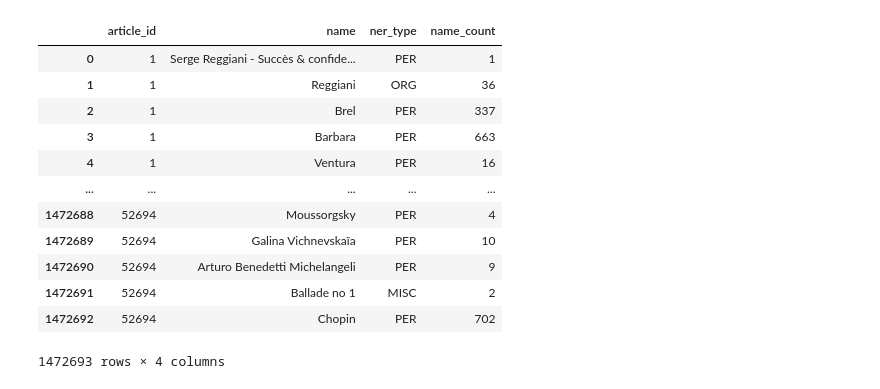
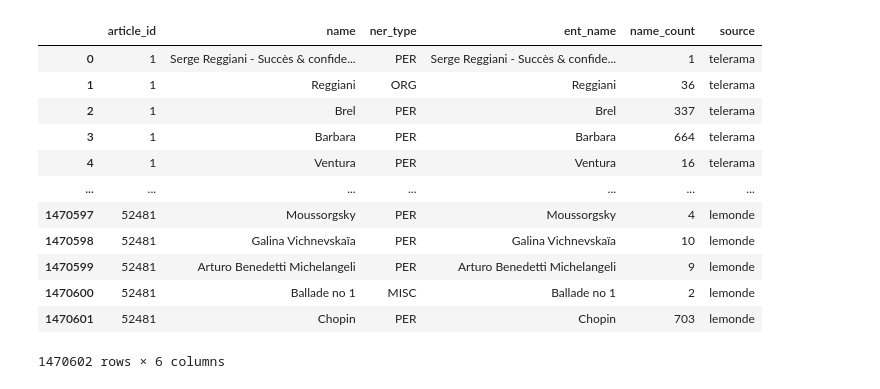
Before and after one commit to scoavoux/music_artists_data_paper, a Jupyter notebook: python_press/ner_on_press.ipynb, the cells around one changed output. Cells and saved outputs as stored; diff of their text form; code cells hidden in the pictures.

```diff
--- a/python_press/ner_on_press.ipynb
+++ b/python_press/ner_on_press.ipynb
@@ -31,0 +13,3 @@ presse
+# %%
+presse = pd.read_csv("/Users/pol/Downloads/press_corpus.csv")
+presse
@@ -58,0 +65,9 @@ ner_df = pd.DataFrame(result, columns=['article_id', 'name', 'ner_type'])
+# %%
+ner_df = pd.read_csv("/Users/pol/Downloads/ner_df_raw.csv",
+                     sep=";",
+                      encoding="utf-8-sig")
+
+ner_df = ner_df.drop(columns="Unnamed: 0")
+ner_df = ner_df.dropna(subset="ent_name")
+
+ner_df
@@ -59,18 +88,35 @@ ner_df = pd.DataFrame(result, columns=['article_id', 'name', 'ner_type'])
+# %%
+# solve tiny issue with names starting with - (that lead to csv encoding error)
+def remove_tiretdusix(string):
+    string = re.sub(pattern="^-", repl="", string=string)
+    string = string.strip()
+    return string
+
+ner_df["ent_name"] = ner_df["ent_name"].apply(remove_tiretdusix)
 # %%
 # count occurrences of each name
-ner_df["name_count"] = ner_df["name"].map(ner_df["name"].value_counts())
+ner_df["name_count"] = ner_df["ent_name"].map(ner_df["ent_name"].value_counts()) # in total
+# ner_df["article_count"] = ner_df.groupby("name")["article_id"].transform("nunique") # in N articles
+
+# join source again to prepare decomposition into media outlets
+ner_df = ner_df.merge(
+    presse[["article_id", "source"]],
+    on="article_id",
+    how="left"
+)
+
 ner_df
 # %% [output]
-|  | article_id | name | ner_type | name_count |
-| 0 | 1 | Serge Reggiani - Succès & confide... | PER | 1 |
-| 1 | 1 | Reggiani | ORG | 36 |
-| 2 | 1 | Brel | PER | 337 |
-| 3 | 1 | Barbara | PER | 663 |
-| 4 | 1 | Ventura | PER | 16 |
-| ... | ... | ... | ... | ... |
-| 1472688 | 52694 | Moussorgsky | PER | 4 |
-| 1472689 | 52694 | Galina Vichnevskaïa | PER | 10 |
-| 1472690 | 52694 | Arturo Benedetti Michelangeli | PER | 9 |
-| 1472691 | 52694 | Ballade no 1 | MISC | 2 |
-| 1472692 | 52694 | Chopin | PER | 702 |
+|  | article_id | name | ner_type | ent_name | name_count | source |
+| 0 | 1 | Serge Reggiani - Succès & confide... | PER | Serge Reggiani - Succès & confide... | 1 | telerama |
+| 1 | 1 | Reggiani | ORG | Reggiani | 36 | telerama |
+| 2 | 1 | Brel | PER | Brel | 337 | telerama |
+| 3 | 1 | Barbara | PER | Barbara | 664 | telerama |
+| 4 | 1 | Ventura | PER | Ventura | 16 | telerama |
+| ... | ... | ... | ... | ... | ... | ... |
+| 1470597 | 52481 | Moussorgsky | PER | Moussorgsky | 4 | lemonde |
+| 1470598 | 52481 | Galina Vichnevskaïa | PER | Galina Vichnevskaïa | 10 | lemonde |
+| 1470599 | 52481 | Arturo Benedetti Michelangeli | PER | Arturo Benedetti Michelangeli | 9 | lemonde |
+| 1470600 | 52481 | Ballade no 1 | MISC | Ballade no 1 | 2 | lemonde |
+| 1470601 | 52481 | Chopin | PER | Chopin | 703 | lemonde |
-1472693 rows × 4 columns
+1470602 rows × 6 columns
```
Also changed, not shown: parts of 19 cells of this notebook, 3 other files.
